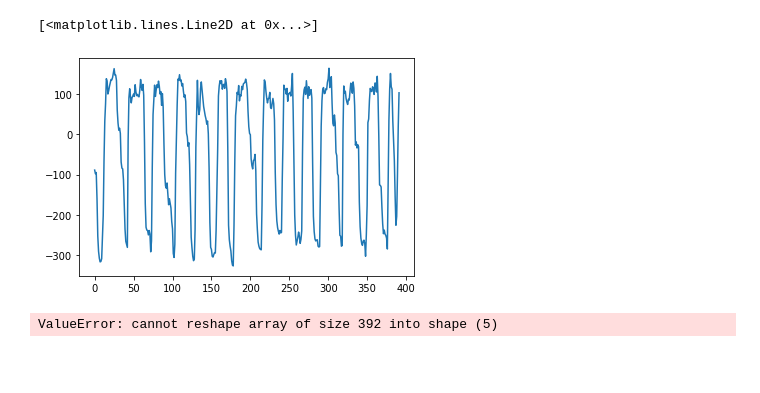
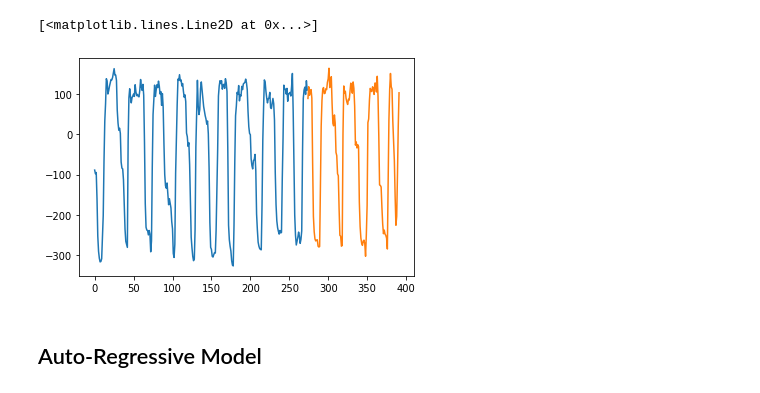
Before and after one commit to pierreosselin/cdt_labs, a Jupyter notebook: signal_processing/Lab1.ipynb, the cells around one changed output. Drawn from its saved outputs; the diff is of its cells as text; code cells hidden in the pictures; blank space fills up the shorter version.

```diff
--- a/signal_processing/Lab1.ipynb
+++ b/signal_processing/Lab1.ipynb
@@ -6,8 +13,3 @@ import matplotlib.pyplot as plt
 data = pd.read_csv('qbo.txt', delimiter = "  ", names = ["Serie 1", "Serie 2", "Serie 3"], engine='python')
 # %%
 serie = data["Serie 1"]
-# %%
-plt.plot(serie)
-# %% [output]
-[<matplotlib.lines.Line2D at 0x...>]
-[figure, removed]
@@ -17,4 +16,15 @@ def build_embedding_matrix(p, serie):
-# %%
-build_embedding_matrix(5, np.array(serie))
-# %% [output]
-ValueError: cannot reshape array of size 392 into shape (5)
+# %%
+## Train / Test
+n = len(serie)
+n_train = int(0.7*n)
+# %%
+serie_train = serie[:n_train]
+serie_test = serie[n_train:]
+# %%
+plt.plot(serie_train)
+plt.plot(serie_test)
+# %% [output]
+[<matplotlib.lines.Line2D at 0x...>]
+[figure, added]
+# %% [markdown]
+## Auto-Regressive Model
```
Also changed, not shown: parts of 14 cells of this notebook, 4 other files.
